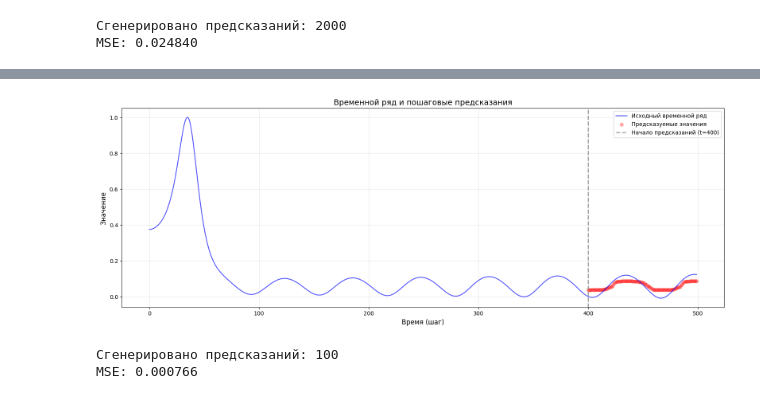
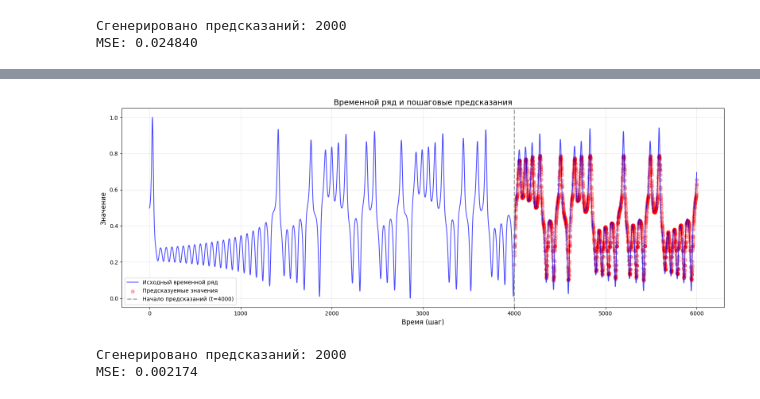
Before and after one commit to inokamilyanin/diplom, a Jupyter notebook: research.ipynb, the cells around one changed output, grey strips where cells are left out. Cells and saved outputs as stored; diff of their text form; code cells hidden in the pictures.

```diff
--- a/research.ipynb
+++ b/research.ipynb
@@ -123,3 +123,10 @@ if len(predictions) > 0:
 [figure]
 Сгенерировано предсказаний: 2000
 MSE: 0.024840
+# %%
+clusters = []
+for i in range(len(predictor.clusterings)):
+    clusters.append(len(predictor.clusterings[i].cluster_centers))
+
+plt.hist(clusters, bins=100)
+plt.show()
@@ -125,0 +224,7 @@ MSE: 0.024840
+# %%
+clusters = []
+for i in range(len(predictor.clusterings)):
+    clusters.append(len(predictor.clusterings[i].cluster_centers))
+
+plt.hist(clusters, bins=100)
+plt.show()
@@ -126,11 +233,11 @@ MSE: 0.024840
 # %%
-from utils import generate_lorenz_series, generate_patterns, zscore_normalize, minmax_normalize
+from utils import generate_lorenz_series, generate_patterns, zscore_normalize, min_max_normalize
 from prediction import MultiPatternPredictor
 import matplotlib.pyplot as plt
 import numpy as np
 
 # генерация данных
-series = generate_lorenz_series(n_points=500)
+series = generate_lorenz_series(n_points=6000)
 
 # паттерны
 patterns = generate_patterns(pattern_length=4, max_offset=10)
@@ -146,7 +253,7 @@ predictor = MultiPatternPredictor(
 )
 
 # точка начала предсказаний
-prediction_start = 400
+prediction_start = 4000
 train_series = series[:prediction_start]
 # train_norm, mu, sigma = zscore_normalize(train_series)
 # test_norm = (series[prediction_start:] - mu) / sigma
@@ -182,33 +289,33 @@ plt.figure(figsize=(16, 6))
 
 # весь временной ряд
 x_full = np.arange(len(series))
 plt.plot(x_full, np.append(train_norm, test_norm), 'b-', label='Исходный временной ряд', linewidth=1.5, alpha=0.7)
 
 # часть с предсказаниями
 if len(predictions) > 0:
     x_pred = np.array(x_pred)
     plt.scatter(x_pred, predictions, color='r', label='Предсказуемые значения', alpha=0.3, marker='o')
 
 if len(unpredictable) > 0:
     x_unpred = np.array(x_unpred)
     plt.scatter(x_unpred, unpredictable, color='g', label='Непредсказуемые значения', alpha=0.3, marker='o')
 
 # граница обучения/предсказания
 plt.axvline(x=prediction_start, color='gray', linestyle='--', linewidth=2, alpha=0.7, label=f'Начало предсказаний (t={prediction_start})')
 
 plt.xlabel('Время (шаг)', fontsize=12)
 plt.ylabel('Значение', fontsize=12)
 plt.title('Временной ряд и пошаговые предсказания', fontsize=14)
 plt.legend(fontsize=10)
 plt.grid(True, alpha=0.3)
 plt.tight_layout()
 plt.show()
 
 print(f"Сгенерировано предсказаний: {len(predictions)}")
 if len(predictions) > 0:
     mse = np.mean((predictions - test_norm[x_pred - prediction_start])**2)
     print(f"MSE: {mse:.6f}")
 # %% [output]
-[figure, old version]
+[figure, new version]
-Сгенерировано предсказаний: 100
-MSE: 0.000766
+Сгенерировано предсказаний: 2000
+MSE: 0.002174
```
Also changed, not shown: parts of 18 cells of this notebook, 3 other files.
